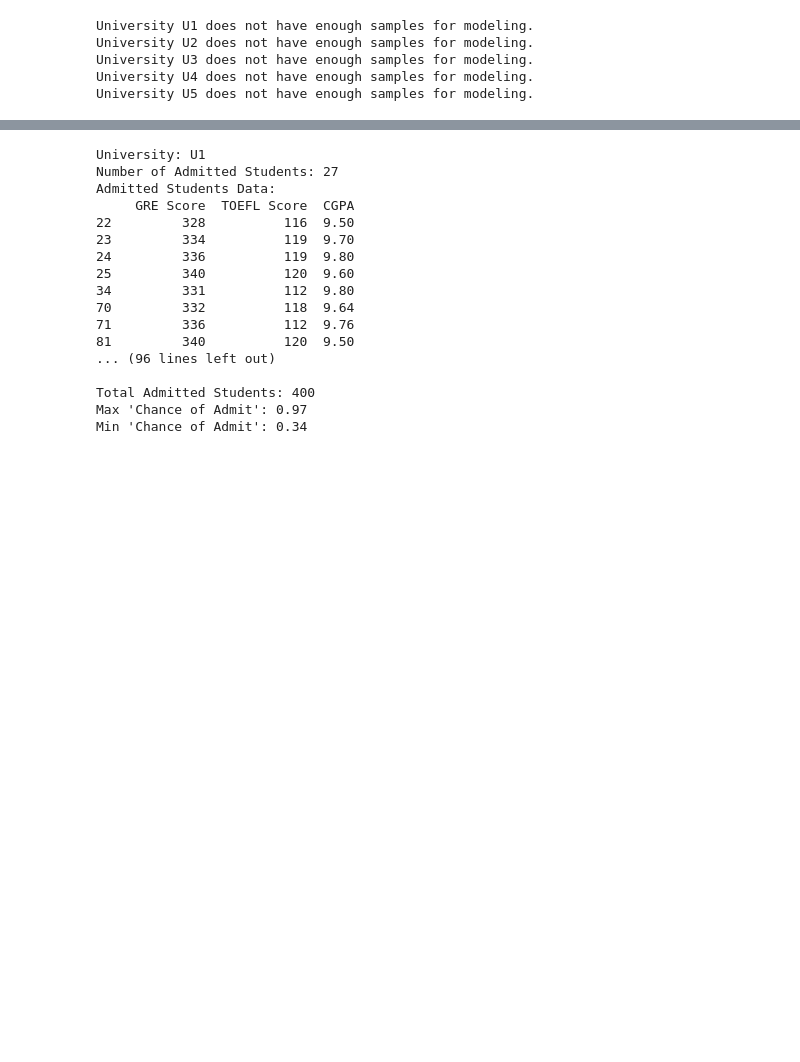
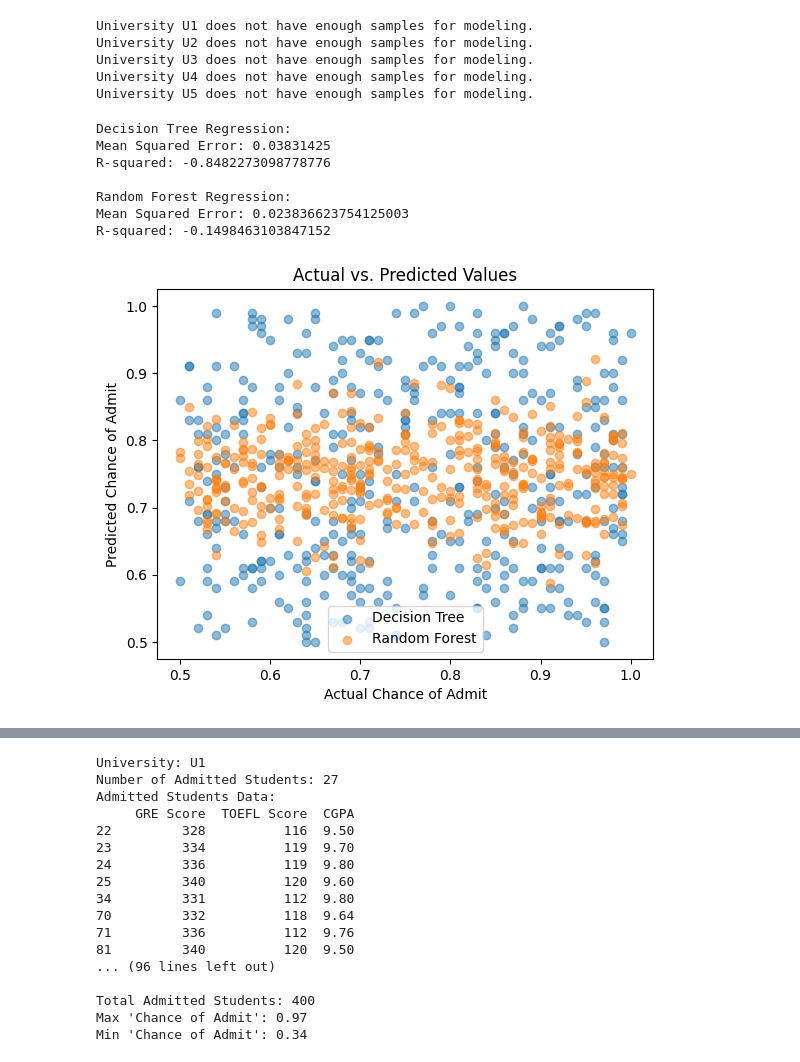
Before and after one commit to aritradey-CS/Admission-Prediction, a Jupyter notebook: _Test_Module_Oct23.ipynb, the cells around one changed output, grey strips where cells are left out. Saved outputs shown, nothing was run; the diff lists cells and outputs as text; code cells hidden in the pictures; blank space fills up the shorter version.

```diff
--- a/_Test_Module_Oct23.ipynb
+++ b/_Test_Module_Oct23.ipynb
@@ -1585,3 +1585,67 @@ University U2 does not have enough samples for modeling.
 University U3 does not have enough samples for modeling.
 University U4 does not have enough samples for modeling.
 University U5 does not have enough samples for modeling.
+# %%
+import pandas as pd
+from sklearn.tree import DecisionTreeRegressor
+from sklearn.ensemble import RandomForestRegressor
+from sklearn.model_selection import train_test_split
+from sklearn.metrics import mean_squared_error, r2_score
+import matplotlib.pyplot as plt
+
+# Load your dataset (replace with your dataset path)
+df = pd.read_csv('custom_data.csv')
+
+# Define the main features (X1, X2, X3)
+features = ['CGPA', 'GRE Score', 'TOEFL Score']
+
+# Define the target variable
+target = 'Chance of Admit'
+
+# Split the data into training and testing sets
+X_train, X_test, y_train, y_test = train_test_split(df[features], df[target], test_size=0.2, random_state=42)
+
+# Decision Tree Regression
+decision_tree_model = DecisionTreeRegressor(random_state=42)
+decision_tree_model.fit(X_train, y_train)
+
+# Random Forest Regression
+random_forest_model = RandomForestRegressor(n_estimators=100, random_state=42)
+random_forest_model.fit(X_train, y_train)
+
+# Make predictions on the test set
+y_pred_decision_tree = decision_tree_model.predict(X_test)
+y_pred_random_forest = random_forest_model.predict(X_test)
+
+# Evaluate the models
+mse_decision_tree = mean_squared_error(y_test, y_pred_decision_tree)
+r2_decision_tree = r2_score(y_test, y_pred_decision_tree)
+
+mse_random_forest = mean_squared_error(y_test, y_pred_random_forest)
+r2_random_forest = r2_score(y_test, y_pred_random_forest)
+
+print("Decision Tree Regression:")
+print(f"Mean Squared Error: {mse_decision_tree}")
+print(f"R-squared: {r2_decision_tree}")
+
+print("\nRandom Forest Regression:")
+print(f"Mean Squared Error: {mse_random_forest}")
+print(f"R-squared: {r2_random_forest}")
+
+# Visualize the predicted vs. actual values
+plt.scatter(y_test, y_pred_decision_tree, label='Decision Tree', alpha=0.5)
+plt.scatter(y_test, y_pred_random_forest, label='Random Forest', alpha=0.5)
+plt.xlabel("Actual Chance of Admit")
+plt.ylabel("Predicted Chance of Admit")
+plt.legend()
+plt.title("Actual vs. Predicted Values")
+plt.show()
+# %% [output]
+Decision Tree Regression:
+Mean Squared Error: 0.03831425
+R-squared: -0.8482273098778776
+
+Random Forest Regression:
+Mean Squared Error: 0.023836623754125003
+R-squared: -0.1498463103847152
+[figure, added]
```
Also changed, not shown: parts of 8 cells of this notebook.
